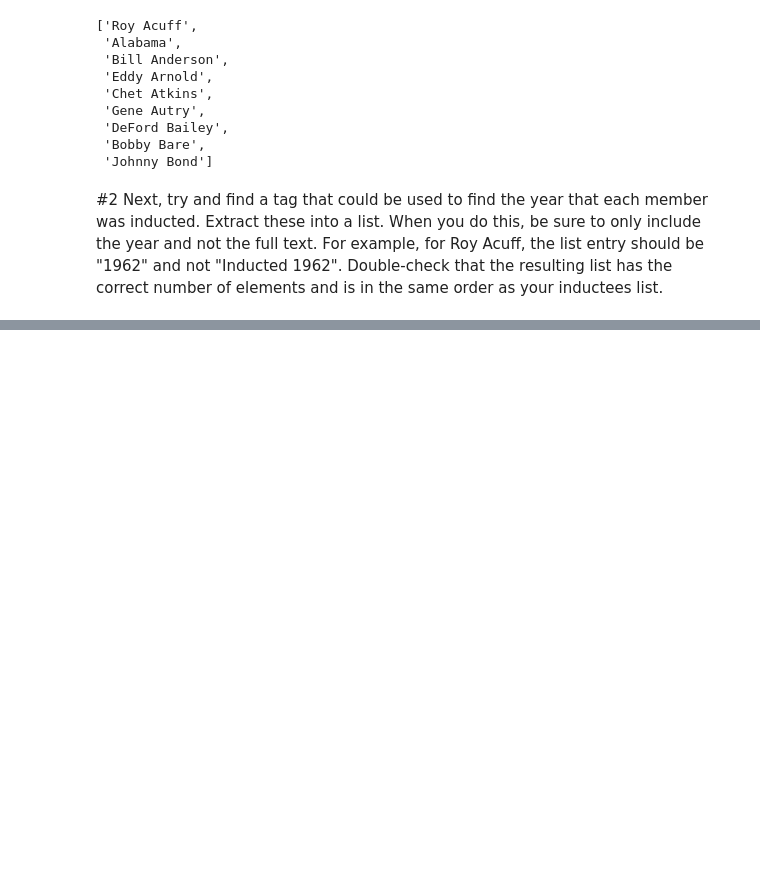
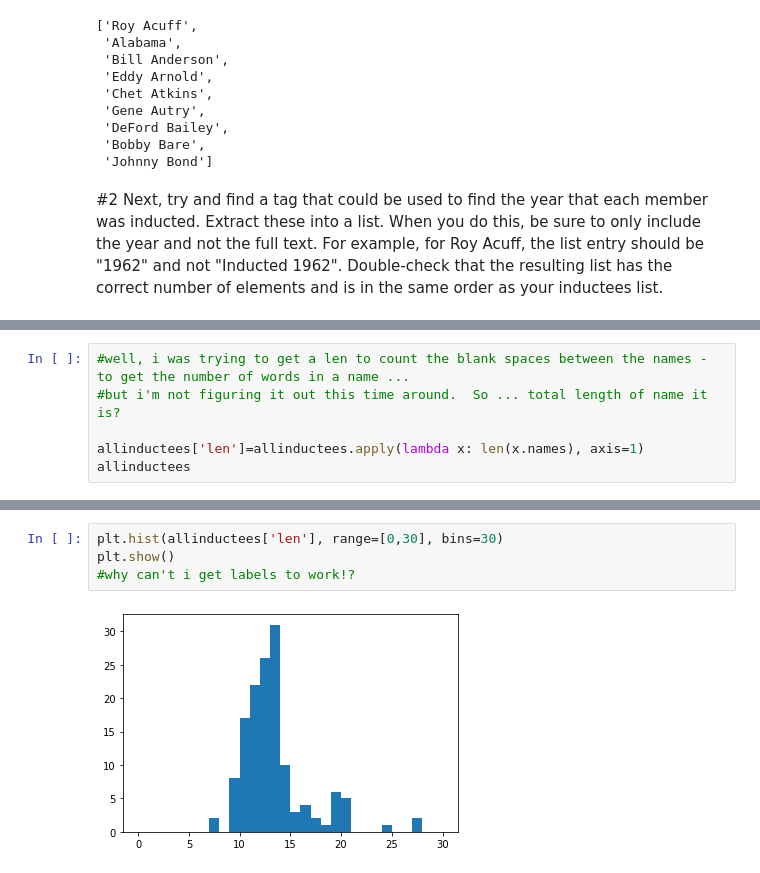
Before and after one commit to Rhunsilval/web_scraping_country_music_hof_python, a Jupyter notebook: notebooks/MusicCityWebscraping.ipynb, the cells around one changed output, grey strips where cells are left out. Drawn from its saved outputs; the diff is of its cells as text; blank space fills up the shorter version.

```diff
--- a/notebooks/MusicCityWebscraping.ipynb
+++ b/notebooks/MusicCityWebscraping.ipynb
@@ -61,0 +250,6 @@ for year in soup.find_all()
+# %%
+#well, i was trying to get a len to count the blank spaces between the names - to get the number of words in a name ...
+#but i'm not figuring it out this time around.  So ... total length of name it is?
+
+allinductees['len']=allinductees.apply(lambda x: len(x.names), axis=1)
+allinductees
@@ -61,0 +293,6 @@ for year in soup.find_all()
+# %%
+plt.hist(allinductees['len'], range=[0,30], bins=30)
+plt.show()
+#why can't i get labels to work!?
+# %% [output]
+[figure, added]
```
Also changed, not shown: parts of 26 cells of this notebook.
